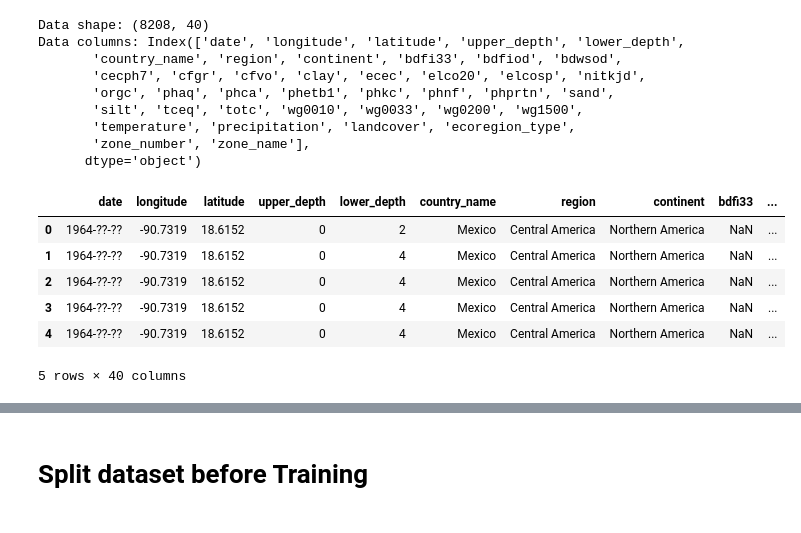
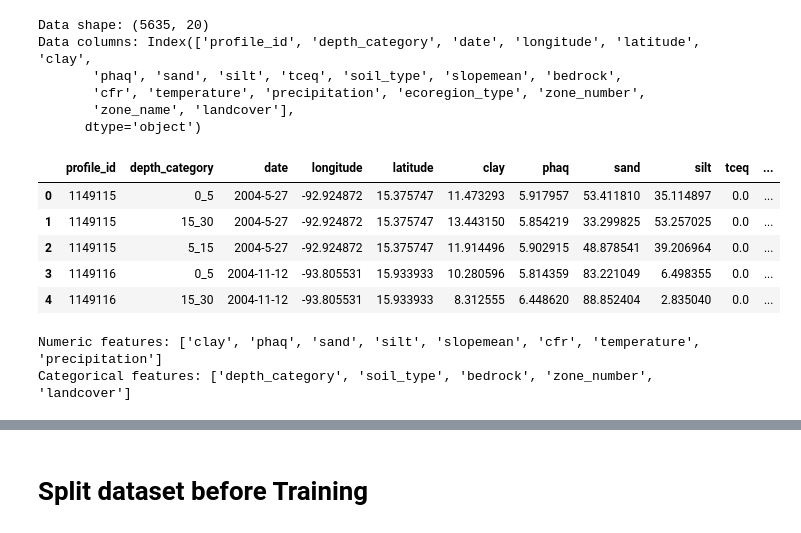
Before and after one commit to tierrafoods-hud/notebooks, a Jupyter notebook: soil-model-training-gkg.ipynb, the cells around one changed output, grey strips where cells are left out. Cells and saved outputs as stored; diff of their text form; code cells hidden in the pictures.

```diff
--- a/soil-model-training-gkg.ipynb
+++ b/soil-model-training-gkg.ipynb
@@ -2,48 +2,50 @@
 # Install the required packages
 # %pip install -r notebook_packages.txt
 # %%
-import kagglehub
 import pandas as pd
 
-KAGGLE_HANDLE = "itsmrmallik/tf-countries"
-
-file_path = "Mexico_wosis_merged(in)_temp_precip_landcover(in)_ecoregions(in).csv"
-file_path = kagglehub.dataset_download(KAGGLE_HANDLE, path=file_path)
+TARGET = "tceq" # target variable to predict orgc or tceq = 'orgc'
+file_path = f"D:/tierra/datasets/Mexico_standardized_cfvo_{TARGET}.csv"
 
 df = pd.read_csv(file_path)
 
 print(f"Data shape: {df.shape}")
 print(f"Data columns: {df.columns}")
 
 df.head()
 # %% [output]
-Data shape: (8208, 40)
-Data columns: Index(['date', 'longitude', 'latitude', 'upper_depth', 'lower_depth',
-       'country_name', 'region', 'continent', 'bdfi33', 'bdfiod', 'bdwsod',
-       'cecph7', 'cfgr', 'cfvo', 'clay', 'ecec', 'elco20', 'elcosp', 'nitkjd',
-       'orgc', 'phaq', 'phca', 'phetb1', 'phkc', 'phnf', 'phprtn', 'sand',
-       'silt', 'tceq', 'totc', 'wg0010', 'wg0033', 'wg0200', 'wg1500',
-       'temperature', 'precipitation', 'landcover', 'ecoregion_type',
-       'zone_number', 'zone_name'],
+Data shape: (5635, 20)
+Data columns: Index(['profile_id', 'depth_category', 'date', 'longitude', 'latitude', 'clay',
+       'phaq', 'sand', 'silt', 'tceq', 'soil_type', 'slopemean', 'bedrock',
+       'cfr', 'temperature', 'precipitation', 'ecoregion_type', 'zone_number',
+       'zone_name', 'landcover'],
       dtype='object')
-|  | date | longitude | latitude | upper_depth | lower_depth | country_name | region | continent | bdfi33 | ... |
-| 0 | 1964-??-?? | -90.7319 | 18.6152 | 0 | 2 | Mexico | Central America | Northern America | NaN | ... |
-| 1 | 1964-??-?? | -90.7319 | 18.6152 | 0 | 4 | Mexico | Central America | Northern America | NaN | ... |
-| 2 | 1964-??-?? | -90.7319 | 18.6152 | 0 | 4 | Mexico | Central America | Northern America | NaN | ... |
-| 3 | 1964-??-?? | -90.7319 | 18.6152 | 0 | 4 | Mexico | Central America | Northern America | NaN | ... |
-| 4 | 1964-??-?? | -90.7319 | 18.6152 | 0 | 4 | Mexico | Central America | Northern America | NaN | ... |
+|  | profile_id | depth_category | date | longitude | latitude | clay | phaq | sand | silt | tceq | ... |
+| 0 | 1149115 | 0_5 | 2004-5-27 | -92.924872 | 15.375747 | 11.473293 | 5.917957 | 53.411810 | 35.114897 | 0.0 | ... |
+| 1 | 1149115 | 15_30 | 2004-5-27 | -92.924872 | 15.375747 | 13.443150 | 5.854219 | 33.299825 | 53.257025 | 0.0 | ... |
+| 2 | 1149115 | 5_15 | 2004-5-27 | -92.924872 | 15.375747 | 11.914496 | 5.902915 | 48.878541 | 39.206964 | 0.0 | ... |
+| 3 | 1149116 | 0_5 | 2004-11-12 | -93.805531 | 15.933933 | 10.280596 | 5.814359 | 83.221049 | 6.498355 | 0.0 | ... |
+| 4 | 1149116 | 15_30 | 2004-11-12 | -93.805531 | 15.933933 | 8.312555 | 6.448620 | 88.852404 | 2.835040 | 0.0 | ... |
-5 rows × 40 columns
 # %%
-TARGET = "tceq" # target variable to predict orgc or tceq
 UNITS = "(g/kg)"
 COUNTRY = "Mexico"
-NUMERIC_FEATURES = ['upper_depth','lower_depth','silt','clay','elcosp','phaq','sand','temperature','precipitation']
-CATEGORICAL_FEATURES = ['landcover', 'zone_number']
+NUMERIC_FEATURES = ['clay','elcosp','phaq','sand','silt','slopemean','cfr','temperature','precipitation']
+CATEGORICAL_FEATURES = ['depth_category','soil_type','bedrock','zone_number','landcover']
+
+# update the list based on columns that exist in the dataframe
+NUMERIC_FEATURES = [col for col in NUMERIC_FEATURES if col in df.columns]
+print(f"Numeric features: {NUMERIC_FEATURES}")
+
+CATEGORICAL_FEATURES = [col for col in CATEGORICAL_FEATURES if col in df.columns]
+print(f"Categorical features: {CATEGORICAL_FEATURES}")
 
 # save plots to a directory
 import os
 OUTPUT_DIR = f"D:/tierra/outputs/plots/{COUNTRY}-{TARGET}-{UNITS.replace('(','').replace(')','').replace('/','')}"
 os.makedirs(OUTPUT_DIR, exist_ok=True)
+# %% [output]
+Numeric features: ['clay', 'phaq', 'sand', 'silt', 'slopemean', 'cfr', 'temperature', 'precipitation']
+Categorical features: ['depth_category', 'soil_type', 'bedrock', 'zone_number', 'landcover']
 # %%
 import seaborn as sns
 import matplotlib.pyplot as plt
```
Also changed, not shown: parts of 3 cells of this notebook.
